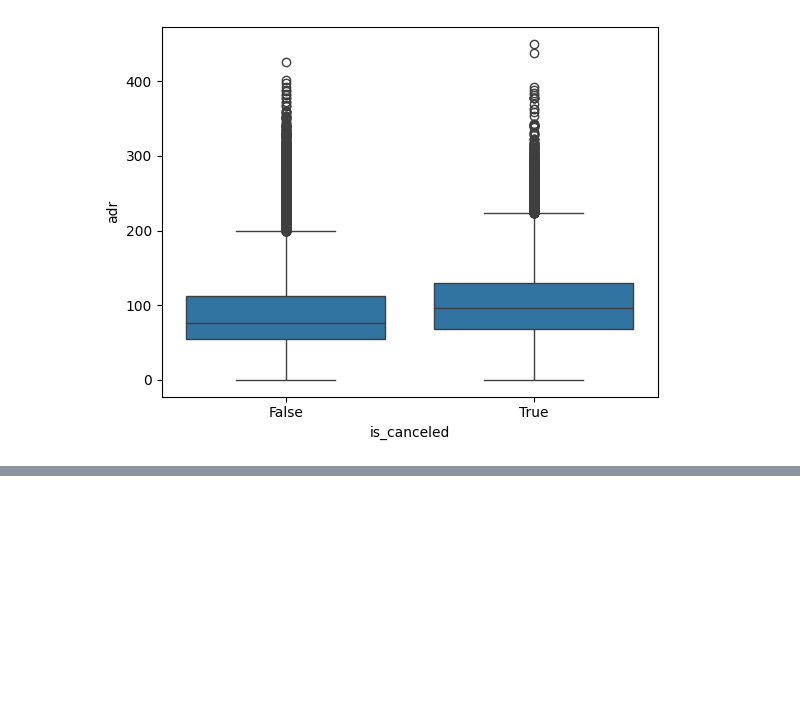
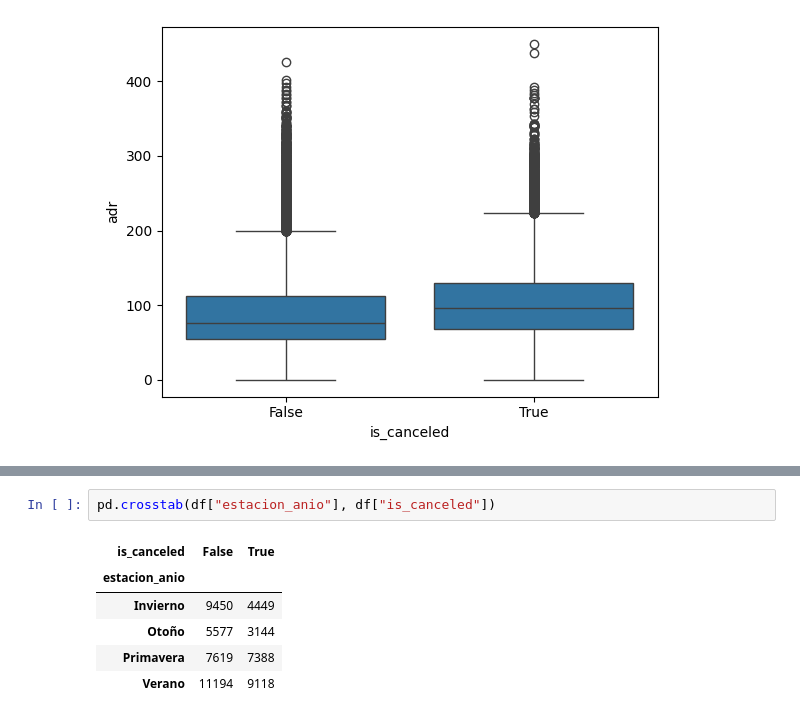
Before and after one commit to Traintain/MINE4101-Taller1, a Jupyter notebook: taller_1.ipynb, the cells around one changed output, grey strips where cells are left out. Drawn from its saved outputs; the diff is of its cells as text; blank space fills up the shorter version.

```diff
--- a/taller_1.ipynb
+++ b/taller_1.ipynb
@@ -585,0 +599,9 @@ sns.boxplot(x='is_canceled', y='adr', data=df.loc[df['adr'] < 500])
+# %%
+pd.crosstab(df["estacion_anio"], df["is_canceled"])
+# %% [output]
+| is_canceled | False | True |
+| estacion_anio |  |  |
+| Invierno | 9450 | 4449 |
+| Otoño | 5577 | 3144 |
+| Primavera | 7619 | 7388 |
+| Verano | 11194 | 9118 |
```
Also changed, not shown: parts of 2 cells of this notebook.
